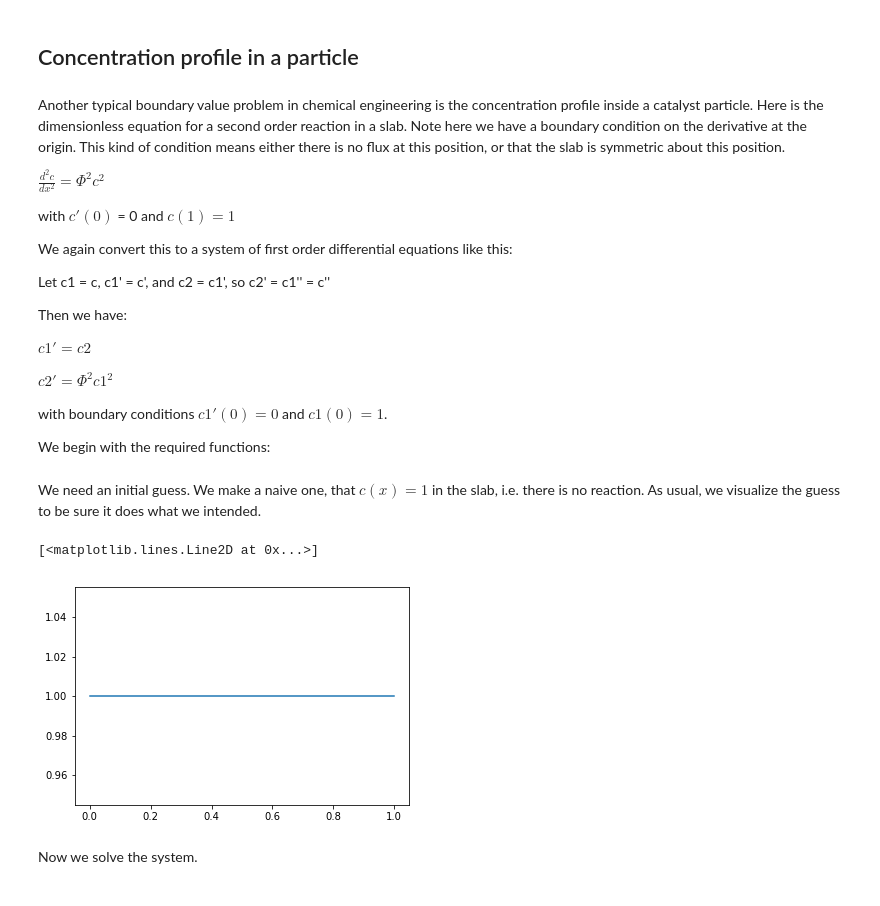
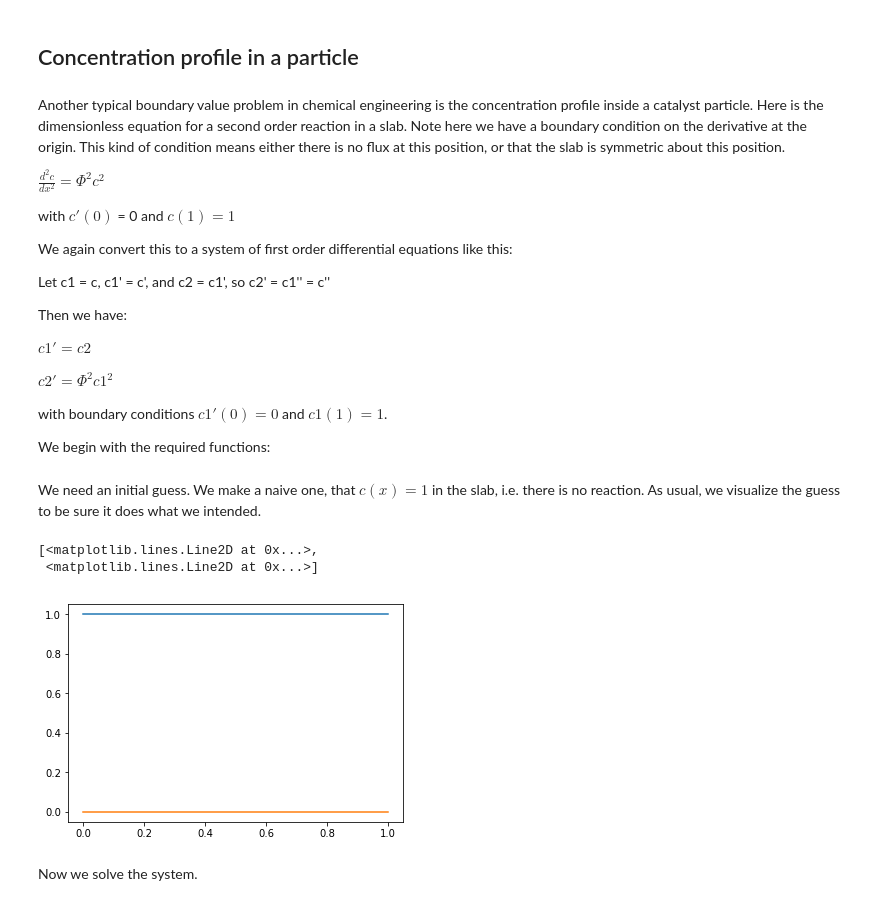
Before and after one commit to jkitchin/f18-06623, a Jupyter notebook: lectures/09-bvp.ipynb, the cells around one changed output. Saved outputs shown, nothing was run; the diff lists cells and outputs as text; code cells hidden in the pictures.

```diff
--- a/lectures/09-bvp.ipynb
+++ b/lectures/09-bvp.ipynb
@@ -236,7 +306,7 @@ $c1' = c2$
 
 $c2' = \Phi^2 c1^2$
 
-with boundary conditions $c1'(0) = 0$ and $c1(0) = 1$.
+with boundary conditions $c1'(0) = 0$ and $c1(1) = 1$.
 
 We begin with the required functions:
 # %%
@@ -261,13 +332,14 @@ We need an initial guess. We make a naive one, that $c(x) = 1$ in the slab, i.e.
 # %%
 X = np.linspace(0, 1)
 
 C1 = np.ones(X.shape)
 C2 = np.gradient(C1, X)
 
-plt.plot(X, C1)
+plt.plot(X, C1, X, C2)
 # %% [output]
-[<matplotlib.lines.Line2D at 0x...>]
+[<matplotlib.lines.Line2D at 0x...>,
+ <matplotlib.lines.Line2D at 0x...>]
-[figure, old version]
+[figure, new version]
 # %% [markdown]
 Now we solve the system.
 # %%
```
Also changed, not shown: parts of 20 cells of this notebook, 1 other file.
